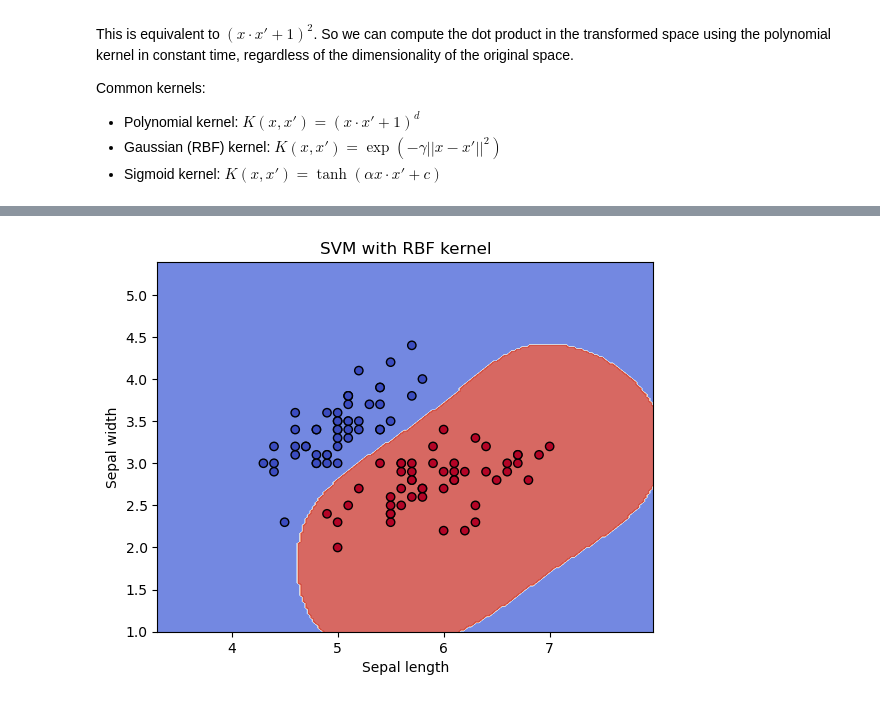
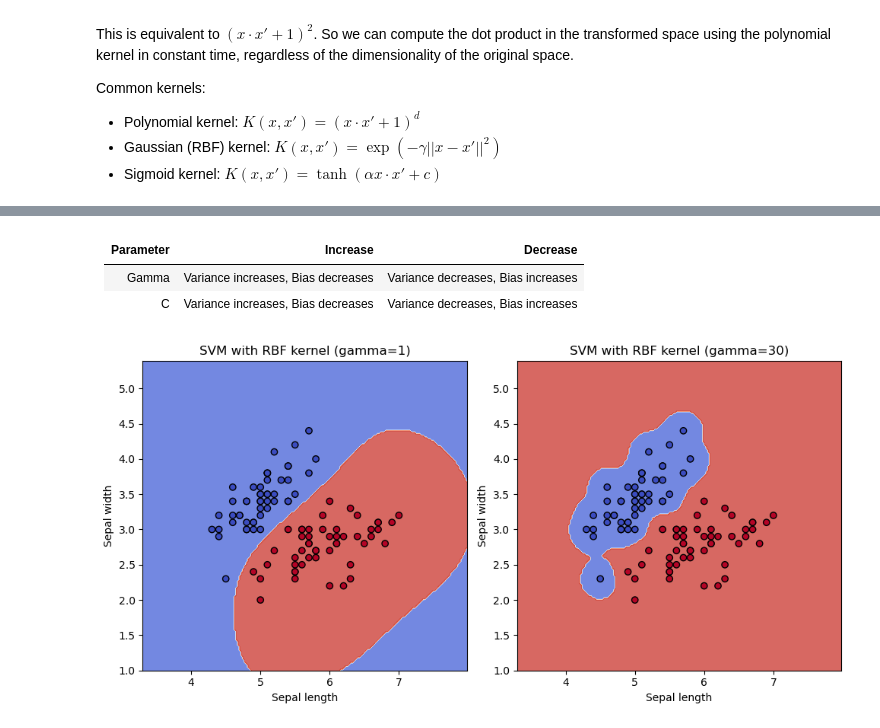
Before and after one commit to hc-sun/python-data-science, a Jupyter notebook: machine_learning.ipynb, the cells around one changed output, grey strips where cells are left out. Cells and saved outputs as stored; diff of their text form; code cells hidden in the pictures.

```diff
--- a/machine_learning.ipynb
+++ b/machine_learning.ipynb
@@ -508,22 +513,32 @@ plt.show()
+# %% [markdown]
+| Parameter | Increase | Decrease |
+|-----------|----------|----------|
+| Gamma     | Variance increases, Bias decreases | Variance decreases, Bias increases |
+| C         | Variance increases, Bias decreases | Variance decreases, Bias increases |
 # %%
-svc_rbf = SVC(kernel='rbf', C=100, gamma=1)
-svc_rbf.fit(X, y)
+fig, axes = plt.subplots(nrows=1, ncols=2, figsize=(10, 5))
 
-x_min, x_max = X[:, 0].min() - 1, X[:, 0].max() + 1
-y_min, y_max = X[:, 1].min() - 1, X[:, 1].max() + 1
-h = (x_max / x_min)/100
-xx, yy = np.meshgrid(np.arange(x_min, x_max, h), np.arange(y_min, y_max, h))
+for ax, gamma in zip(axes, [1, 30]):
+    svc_rbf = SVC(kernel='rbf', C=100, gamma=gamma)
+    svc_rbf.fit(X, y)
 
-Z = svc_rbf.predict(np.c_[xx.ravel(), yy.ravel()])
-Z = Z.reshape(xx.shape)
-plt.contourf(xx, yy, Z, cmap=plt.cm.coolwarm, alpha=0.8)
+    x_min, x_max = X[:, 0].min() - 1, X[:, 0].max() + 1
+    y_min, y_max = X[:, 1].min() - 1, X[:, 1].max() + 1
+    h = (x_max / x_min)/100
+    xx, yy = np.meshgrid(np.arange(x_min, x_max, h), np.arange(y_min, y_max, h))
 
-plt.scatter(X[:, 0], X[:, 1], c=y, cmap=plt.cm.coolwarm, edgecolors='k')
-plt.xlabel('Sepal length')
-plt.ylabel('Sepal width')
-plt.xlim(xx.min(), xx.max())
+    Z = svc_rbf.predict(np.c_[xx.ravel(), yy.ravel()])
+    Z = Z.reshape(xx.shape)
+    ax.contourf(xx, yy, Z, cmap=plt.cm.coolwarm, alpha=0.8)
 
-plt.title('SVM with RBF kernel')
+    ax.scatter(X[:, 0], X[:, 1], c=y, cmap=plt.cm.coolwarm, edgecolors='k')
+    ax.set_xlabel('Sepal length')
+    ax.set_ylabel('Sepal width')
+    ax.set_xlim(xx.min(), xx.max())
+
+    ax.set_title(f'SVM with RBF kernel (gamma={gamma})')
+
+plt.tight_layout()
 plt.show()
 # %% [output]
-[figure, old version]
+[figure, new version]
```
Also changed, not shown: parts of 1 cell of this notebook.
